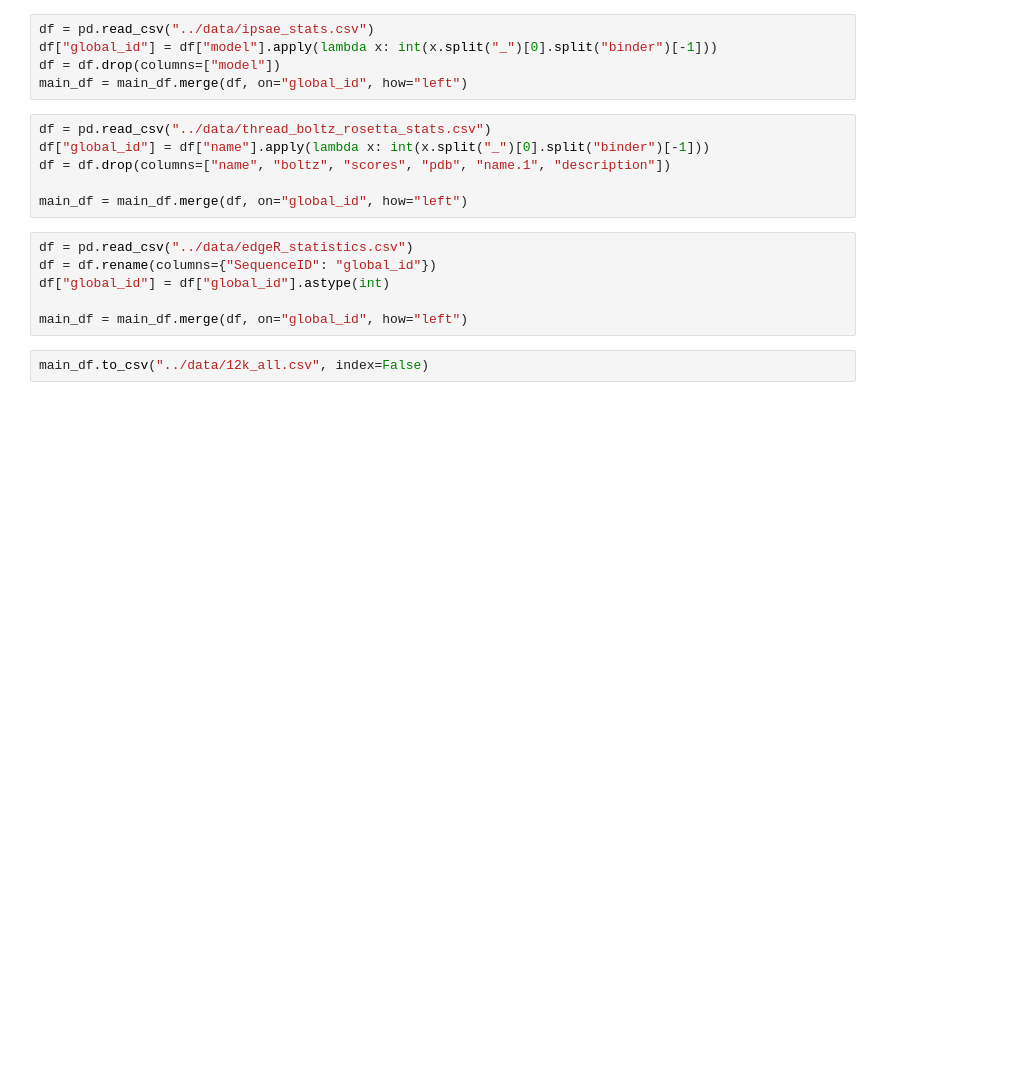
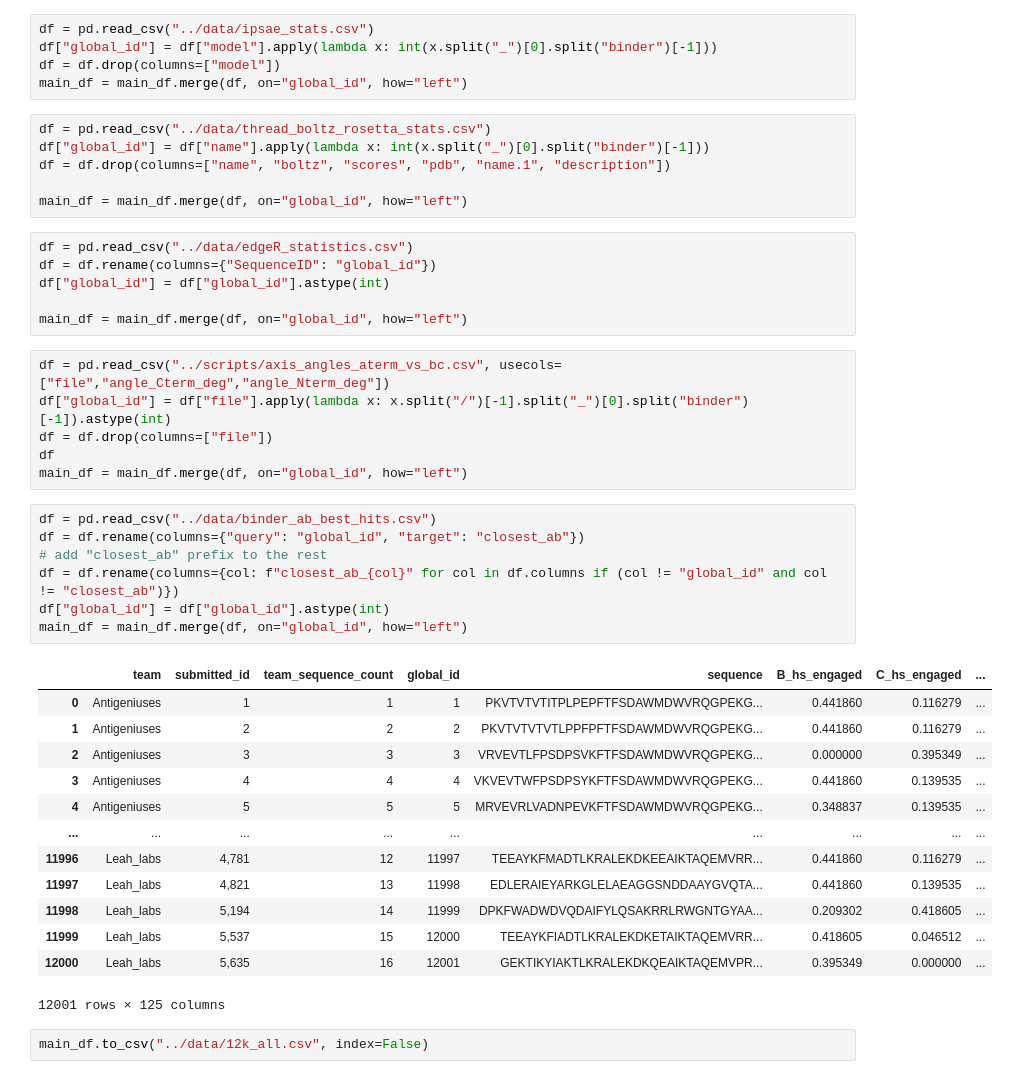
Before and after one commit to kosonocky/bits-to-binders, a Jupyter notebook: scripts/merge_12k_per_binder.ipynb, the cells around one changed output. Cells and saved outputs as stored; diff of their text form; blank space fills up the shorter version.

Commit message:
scripts updated

```diff
--- a/scripts/merge_12k_per_binder.ipynb
+++ b/scripts/merge_12k_per_binder.ipynb
@@ -28,6 +28,33 @@ df = df.rename(columns={"SequenceID": "global_id"})
 df["global_id"] = df["global_id"].astype(int)
 
 main_df = main_df.merge(df, on="global_id", how="left")
+# %%
+df = pd.read_csv("../scripts/axis_angles_aterm_vs_bc.csv", usecols=["file","angle_Cterm_deg","angle_Nterm_deg"])
+df["global_id"] = df["file"].apply(lambda x: x.split("/")[-1].split("_")[0].split("binder")[-1]).astype(int)
+df = df.drop(columns=["file"])
+df
+main_df = main_df.merge(df, on="global_id", how="left")
+# %%
+df = pd.read_csv("../data/binder_ab_best_hits.csv")
+df = df.rename(columns={"query": "global_id", "target": "closest_ab"})
+# add "closest_ab" prefix to the rest
+df = df.rename(columns={col: f"closest_ab_{col}" for col in df.columns if (col != "global_id" and col != "closest_ab")})
+df["global_id"] = df["global_id"].astype(int)
+main_df = main_df.merge(df, on="global_id", how="left")
+# %% [output]
+|  | team | submitted_id | team_sequence_count | global_id | sequence | B_hs_engaged | C_hs_engaged | ... |
+| 0 | Antigeniuses | 1 | 1 | 1 | PKVTVTVTITPLPEPFTFSDAWMDWVRQGPEKG... | 0.441860 | 0.116279 | ... |
+| 1 | Antigeniuses | 2 | 2 | 2 | PKVTVTVTVTLPPFPFTFSDAWMDWVRQGPEKG... | 0.441860 | 0.116279 | ... |
+| 2 | Antigeniuses | 3 | 3 | 3 | VRVEVTLFPSDPSVKFTFSDAWMDWVRQGPEKG... | 0.000000 | 0.395349 | ... |
+| 3 | Antigeniuses | 4 | 4 | 4 | VKVEVTWFPSDPSYKFTFSDAWMDWVRQGPEKG... | 0.441860 | 0.139535 | ... |
+| 4 | Antigeniuses | 5 | 5 | 5 | MRVEVRLVADNPEVKFTFSDAWMDWVRQGPEKG... | 0.348837 | 0.139535 | ... |
+| ... | ... | ... | ... | ... | ... | ... | ... | ... |
+| 11996 | Leah_labs | 4,781 | 12 | 11997 | TEEAYKFMADTLKRALEKDKEEAIKTAQEMVRR... | 0.441860 | 0.116279 | ... |
+| 11997 | Leah_labs | 4,821 | 13 | 11998 | EDLERAIEYARKGLELAEAGGSNDDAAYGVQTA... | 0.441860 | 0.139535 | ... |
+| 11998 | Leah_labs | 5,194 | 14 | 11999 | DPKFWADWDVQDAIFYLQSAKRRLRWGNTGYAA... | 0.209302 | 0.418605 | ... |
+| 11999 | Leah_labs | 5,537 | 15 | 12000 | TEEAYKFIADTLKRALEKDKETAIKTAQEMVRR... | 0.418605 | 0.046512 | ... |
+| 12000 | Leah_labs | 5,635 | 16 | 12001 | GEKTIKYIAKTLKRALEKDKQEAIKTAQEMVPR... | 0.395349 | 0.000000 | ... |
+12001 rows × 125 columns
 # %%
 main_df.to_csv("../data/12k_all.csv", index=False)
 # %%
```
Also changed, not shown: parts of 1 cell of this notebook, 2 other files.
